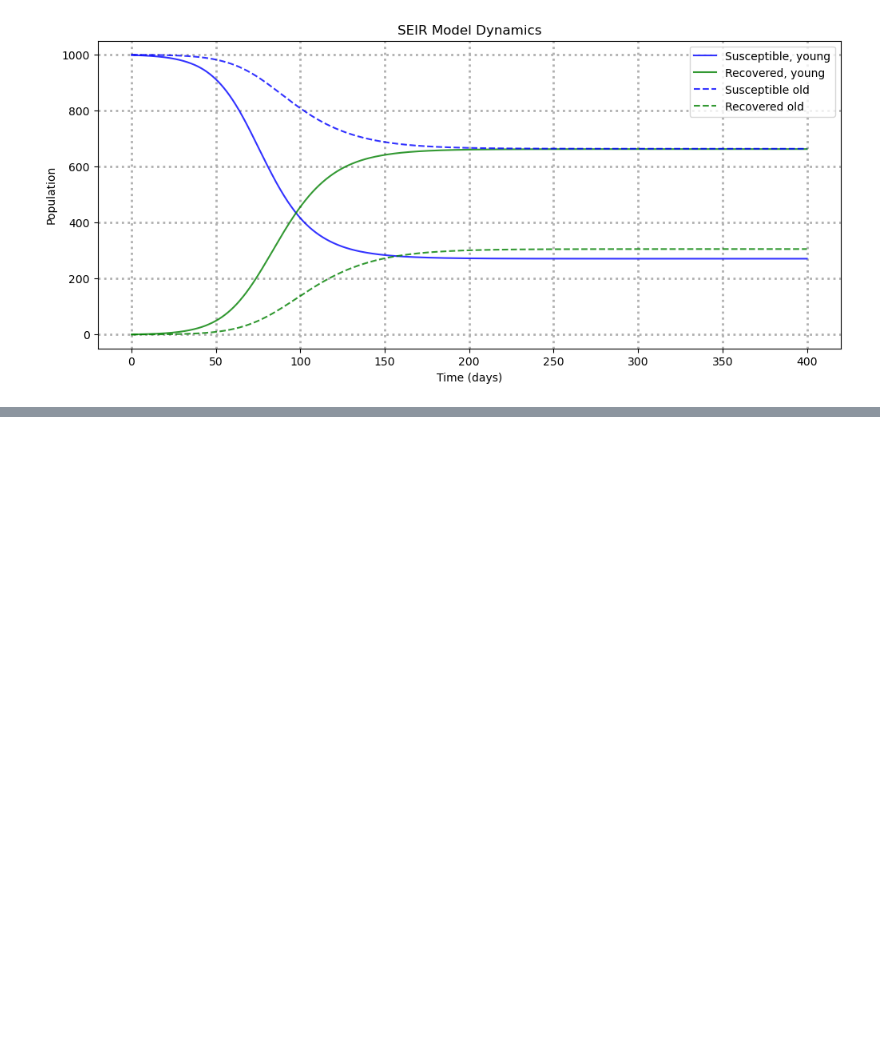
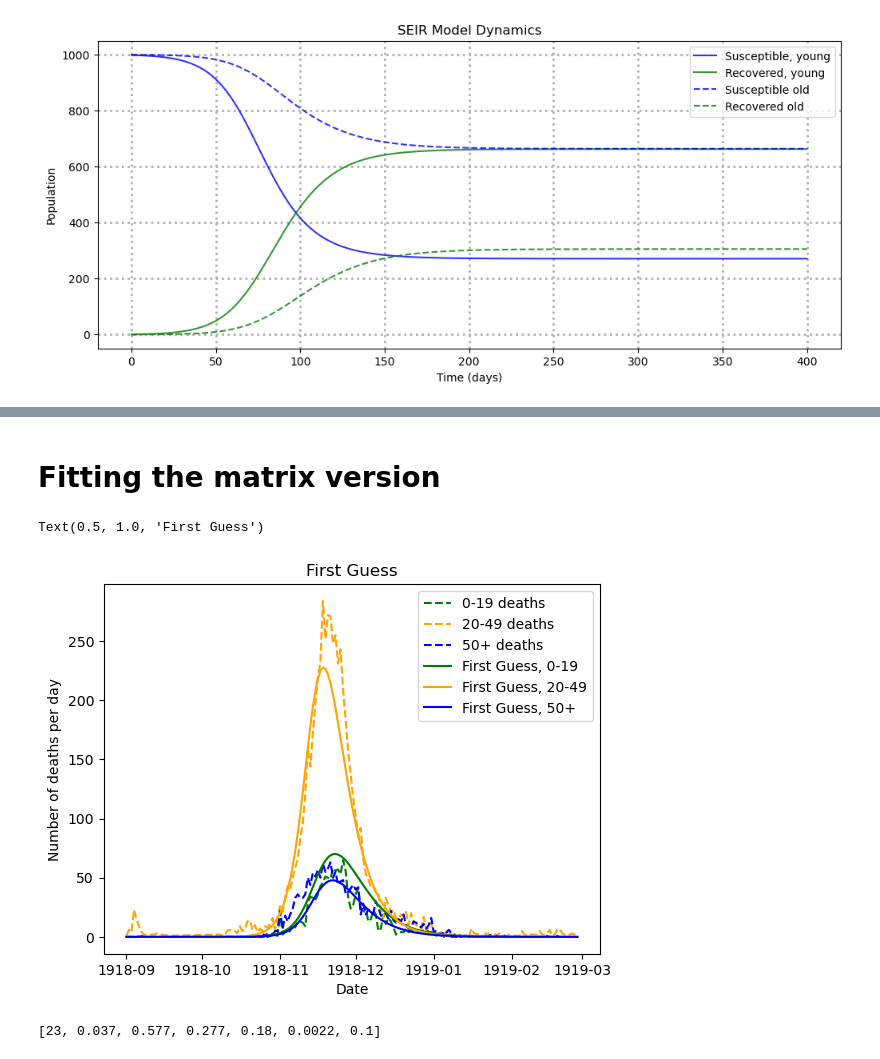
Before and after one commit to gavdoubleu/SEIRD_model, a Jupyter notebook: SEIRD model.ipynb, the cells around one changed output, grey strips where cells are left out. Cells and saved outputs as stored; diff of their text form; code cells hidden in the pictures; blank space fills up the shorter version.

```diff
--- a/SEIR model.ipynb
+++ b/SEIRD model.ipynb
@@ -593,0 +796,58 @@ We're going to do it with some ages, and the aim to get the $t \rightarrow \inft
+# %% [markdown]
+# Fitting the matrix version
+# %%
+Y_day_0_of_infection = np.array([[455502, 0, 0, 0],
+                                 [481145, 1, 0, 0],
+                                 [161536, 0, 0, 0]])
+
+gamma_0, delta_0 = 0.18, 0.0022
+beta_vector_0 = [0.037, 0.577, 0.277]
+theta_cross_0 = 0.1
+theta_matrix_0 = np.array([[1-2*theta_cross_0, theta_cross_0, theta_cross_0],
+                             [theta_cross_0, 1-2*theta_cross_0, theta_cross_0],
+                             [theta_cross_0, theta_cross_0 , 1-2*theta_cross_0]])
+
+day_of_first_infection_0 = 23
+dates_after_start = x[x >= day_of_first_infection_0]-day_of_first_infection_0
+dates_before_start = x[x < day_of_first_infection_0]
+
+
+solmat = solve_ivp(deriv_matrix,
+                   [min(x), max(x)],
+                   Y_day_0_of_infection.flatten(),
+                   args=(beta_vector_0, gamma_0, delta_0, theta_matrix_0),
+                   t_eval=dates_after_start)
+
+total_compartments_eval = solmat.y.reshape(*Y_day_0_of_infection.shape,len(dates_after_start)).transpose((2,0,1))
+
+my_derivs = []
+for day in range(total_compartments_eval.shape[0]):
+    my_derivs.append(deriv_matrix(x, total_compartments_eval[day], beta_vector_0, gamma_0, delta_0, theta_matrix_0).reshape(Y_day_0_of_infection.shape))
+
+my_plotting_derivs = np.concatenate([np.zeros((*Y_day_0_of_infection.shape,len(dates_before_start))), np.array(my_derivs).transpose((1,2,0))],axis=2)
+
+
+xplot = pd.to_datetime(NZ_death_data.sort_values('date_death').loc[:,'date_death'])
+
+y_young = NZ_death_data.sort_values('date_death')['0-19']
+y_mid   = NZ_death_data.sort_values('date_death')['20-49']
+y_old   = NZ_death_data.sort_values('date_death')['50+']
+
+plt.plot(xplot, y_young, 'g--', label='0-19 deaths')
+plt.plot(xplot, y_mid, '--', color='orange', label='20-49 deaths')
+plt.plot(xplot, y_old, 'b--', label='50+ deaths')
+
+
+S_plot, I_plot, R_plot, D_plot = my_plotting_derivs[0]
+plt.plot(xplot, D_plot, 'g-', label='First Guess, 0-19')
+S_plot, I_plot, R_plot, D_plot = my_plotting_derivs[1]
+plt.plot(xplot, D_plot, color='orange', label='First Guess, 20-49')
+S_plot, I_plot, R_plot, D_plot = my_plotting_derivs[2]
+plt.plot(xplot, D_plot, color='blue',label='First Guess, 50+')
+plt.legend()
+plt.xlabel('Date'), plt.ylabel('Number of deaths per day')
+plt.title('First Guess')
+#my_plotting_derivs.shape
+# %% [output]
+Text(0.5, 1.0, 'First Guess')
+[figure, added]
@@ -593,0 +912,4 @@ We're going to do it with some ages, and the aim to get the $t \rightarrow \inft
+# %%
+[day_of_first_infection_0, *beta_vector_0, gamma_0, delta_0, theta_cross_0]
+# %% [output]
+[23, 0.037, 0.577, 0.277, 0.18, 0.0022, 0.1]
```
Also changed, not shown: parts of 21 cells of this notebook, 14 other files.
